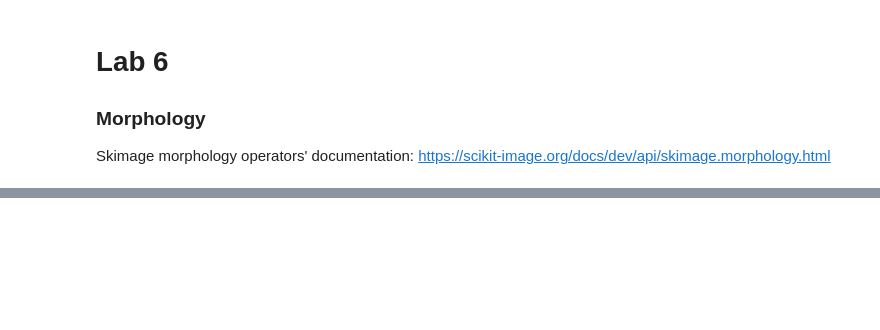
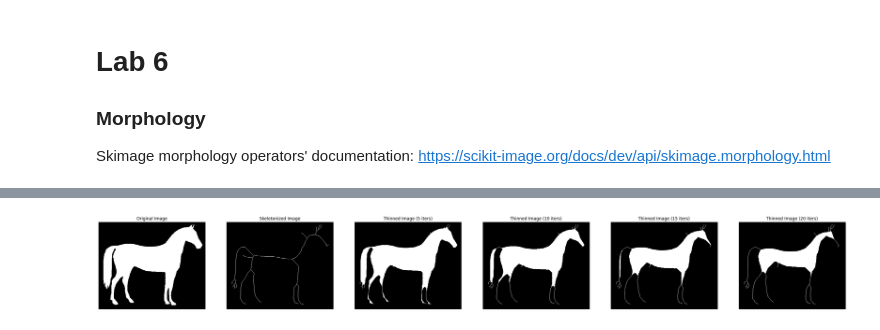
Before and after one commit to MoBahgat010/Image-Processing, a Jupyter notebook: Lab06-STD/lab-Morphology-STD.ipynb, the cells around one changed output, grey strips where cells are left out. Cells and saved outputs as stored; diff of their text form; code cells hidden in the pictures; blank space fills up the shorter version.

```diff
--- a/Lab06-STD/lab-Morphology-STD.ipynb
+++ b/Lab06-STD/lab-Morphology-STD.ipynb
@@ -89,8 +116,20 @@ NameError: name 'bounding_boxes' is not defined
 # %%
 '''
 3) Skeletonization:
     - Load "horse.jpg" from the img folder
     - Use a binary threshold of 0.9 to remove invisible noise in the background
     - Use Skimage's "skeletonize(image)" to acquire the image's skeleton & show it
     - Use Skimage's "thin(image, max_iter)" with values of max_iter 5/10/15/20 & show it
 '''
+horse_img = io.imread("img/horse.jpg", as_gray=True)
+threshold = 0.9
+binary_horse_img = horse_img > threshold
+skeleton_horse_img = skeletonize(binary_horse_img)
+thin_horse_img_5 = thin(binary_horse_img, max_num_iter=5)
+thin_horse_img_10 = thin(binary_horse_img, max_num_iter=10)
+thin_horse_img_15 = thin(binary_horse_img, max_num_iter=15)
+thin_horse_img_20 = thin(binary_horse_img, max_num_iter=20)
+show_images([binary_horse_img, skeleton_horse_img, thin_horse_img_5, thin_horse_img_10, thin_horse_img_15, thin_horse_img_20],
+            ["Original Image", "Skeletonized Image", "Thinned Image (5 iters)", "Thinned Image (10 iters)", "Thinned Image (15 iters)", "Thinned Image (20 iters)"])
+# %% [output]
+[figure, added]
```
Also changed, not shown: parts of 2 cells of this notebook.
